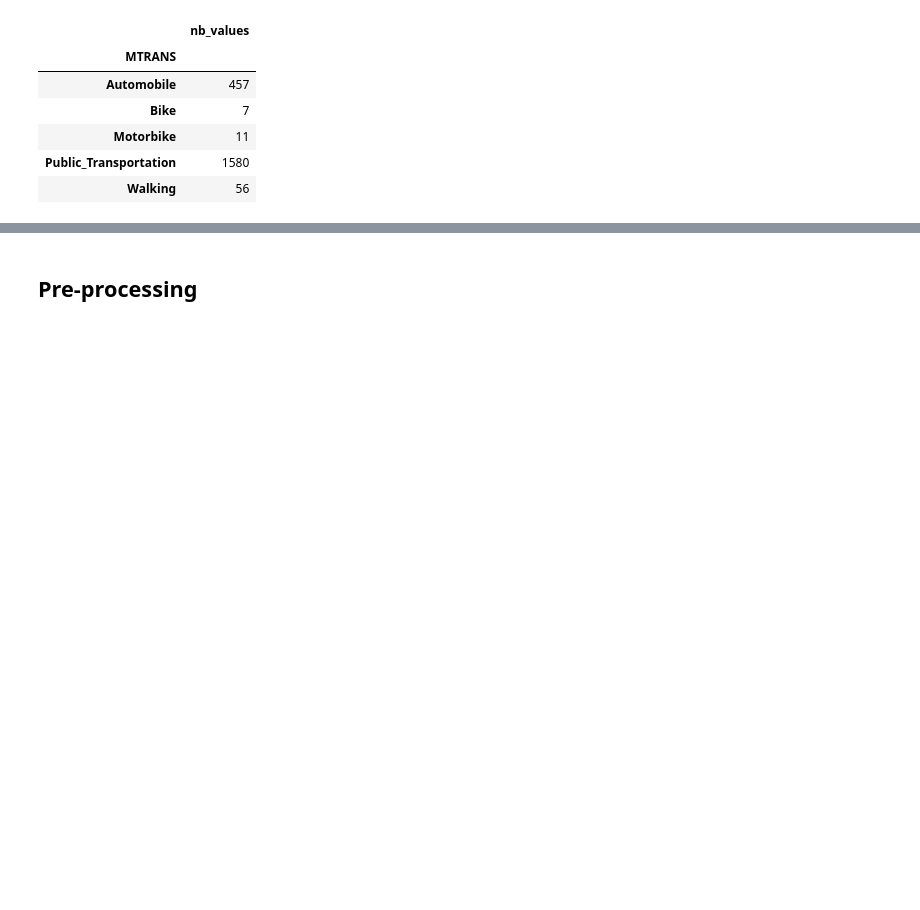
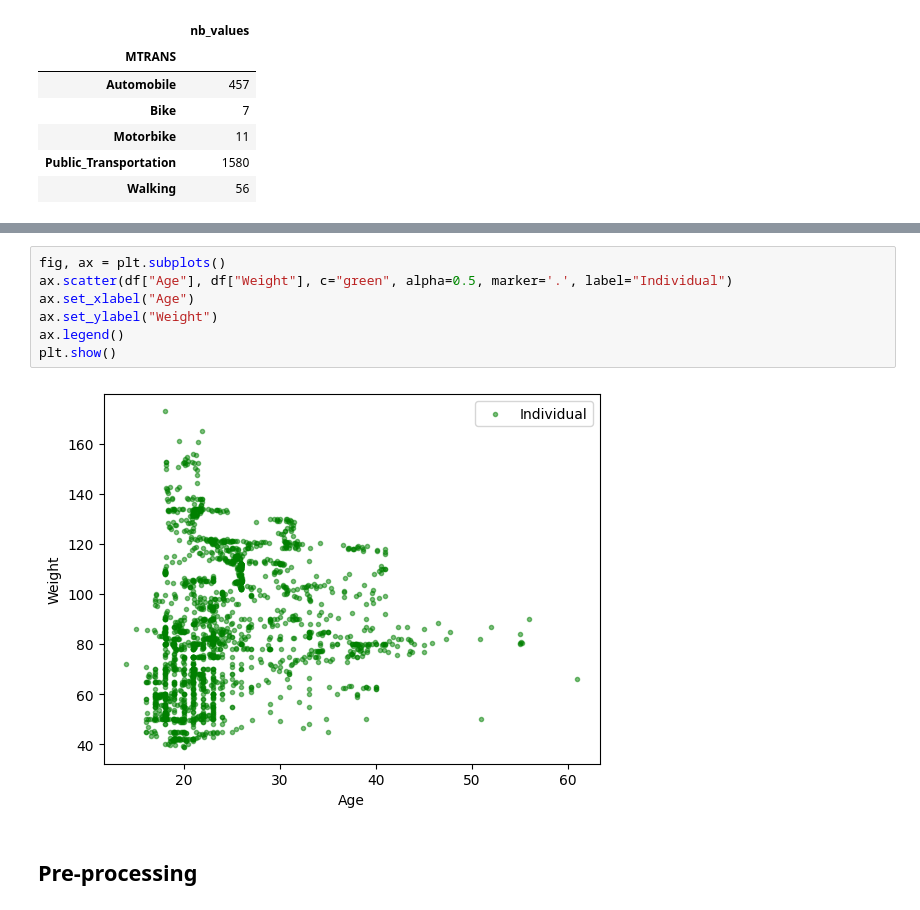
Before and after one commit to lolammrn/Python_project, a Jupyter notebook: Obesity.ipynb, the cells around one changed output, grey strips where cells are left out. Saved outputs shown, nothing was run; the diff lists cells and outputs as text; blank space fills up the shorter version.

```diff
--- a/Obesity.ipynb
+++ b/Obesity.ipynb
@@ -102,3 +106,12 @@ df.groupby('MTRANS').agg(nb_values=('MTRANS','count'))
+# %%
+fig, ax = plt.subplots()
+ax.scatter(df["Age"], df["Weight"], c="green", alpha=0.5, marker='.', label="Individual")
+ax.set_xlabel("Age")
+ax.set_ylabel("Weight")
+ax.legend()
+plt.show()
+# %% [output]
+[figure, added]
 # %% [markdown]
 ## Pre-processing
 # %%
```
Also changed, not shown: parts of 2 cells of this notebook.
